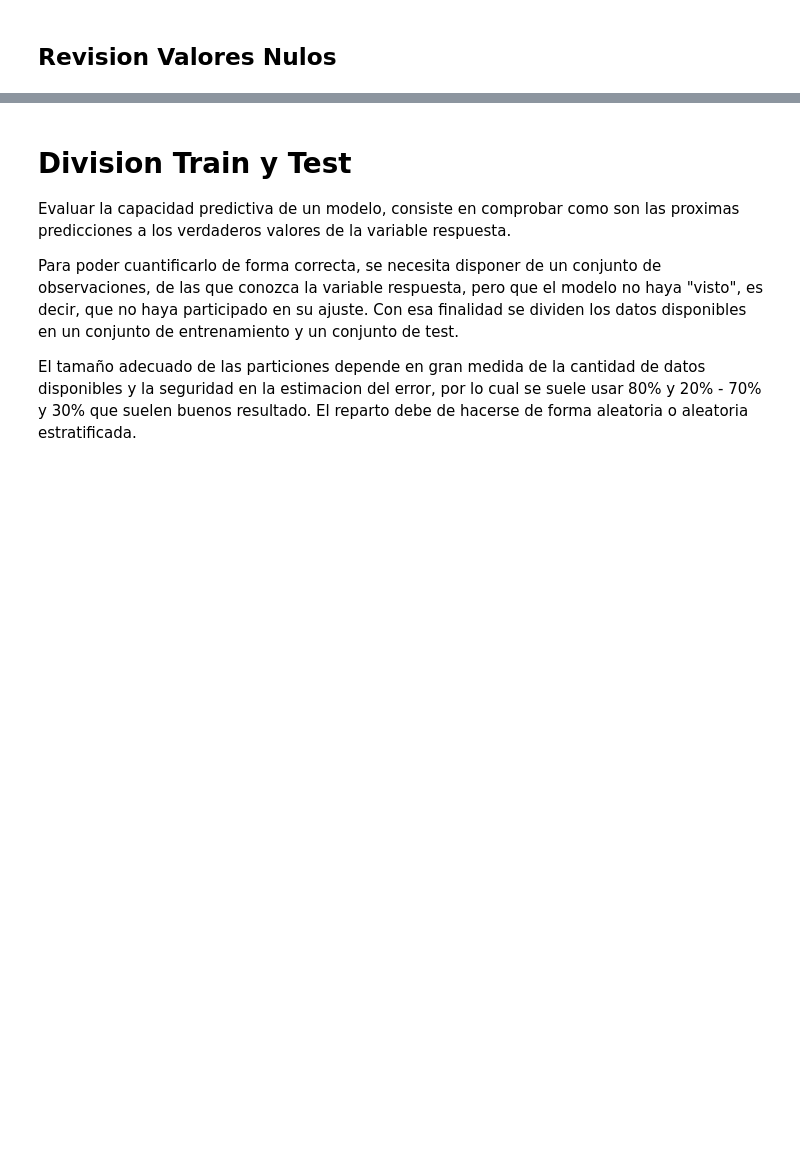
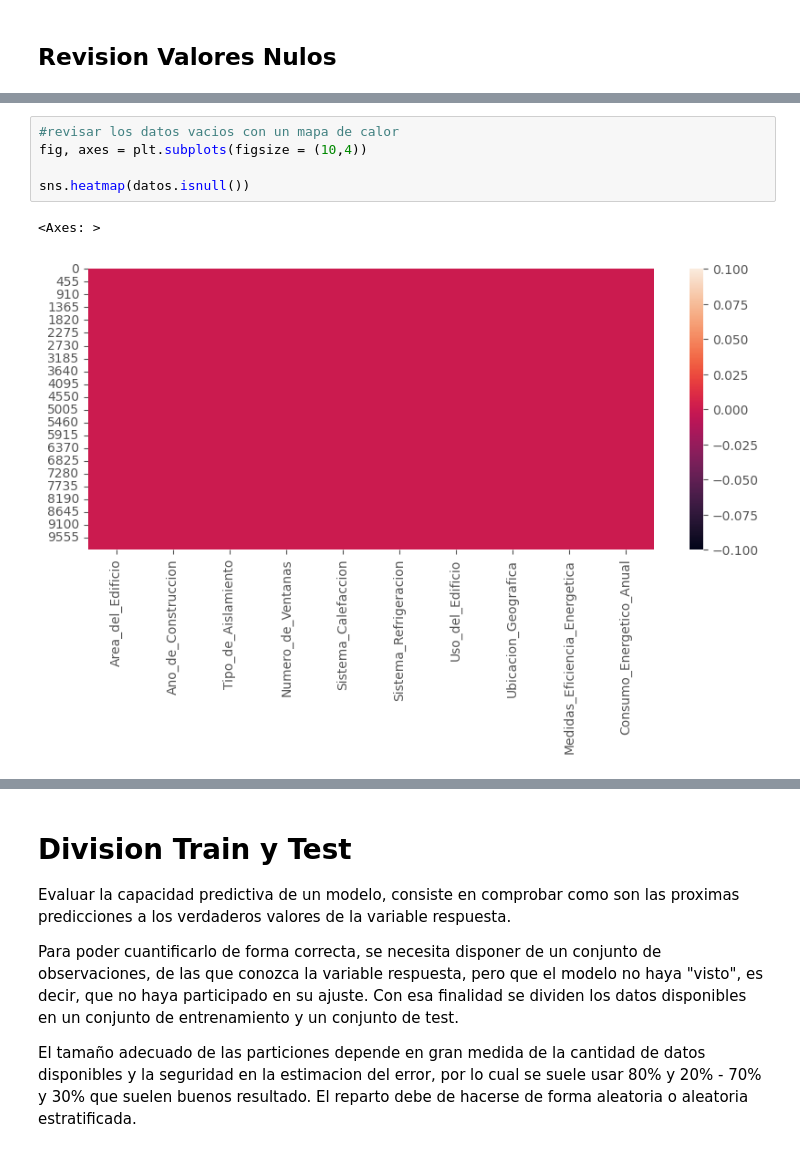
Before and after one commit to AngelTroncoso/Growpbi_ML, a Jupyter notebook: Mi_Primer_Modelo_ML.ipynb, the cells around one changed output, grey strips where cells are left out. Drawn from its saved outputs; the diff is of its cells as text; blank space fills up the shorter version.

```diff
--- a/Mi_Primer_Modelo_ML.ipynb
+++ b/Mi_Primer_Modelo_ML.ipynb
@@ -77,0 +252,8 @@ Antes de entrenar un modelo predictivo, o inclusive antes de realizar cualquier
+# %%
+#revisar los datos vacios con un mapa de calor
+fig, axes = plt.subplots(figsize = (10,4))
+
+sns.heatmap(datos.isnull())
+# %% [output]
+<Axes: >
+[figure, added]
```
Also changed, not shown: parts of 10 cells of this notebook.
